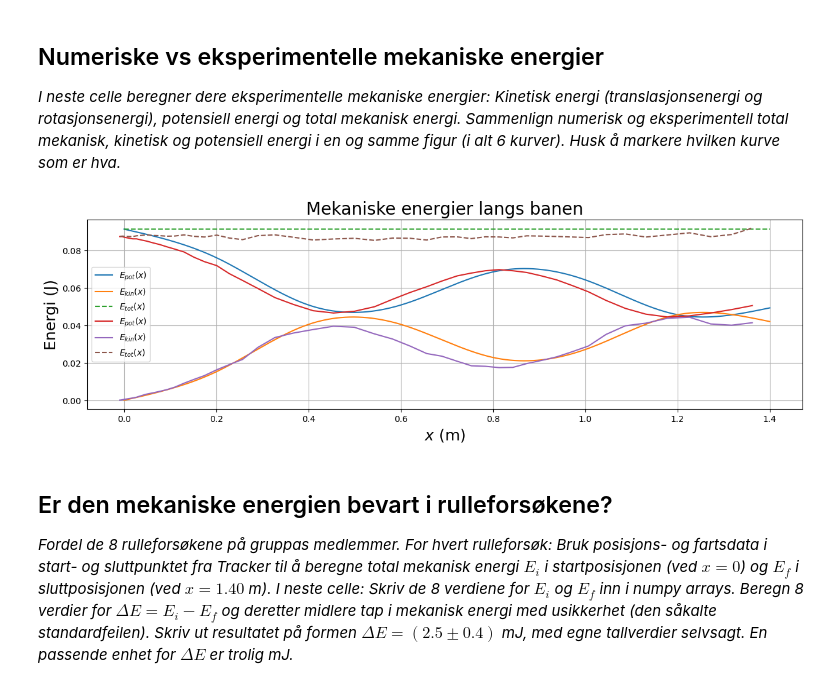
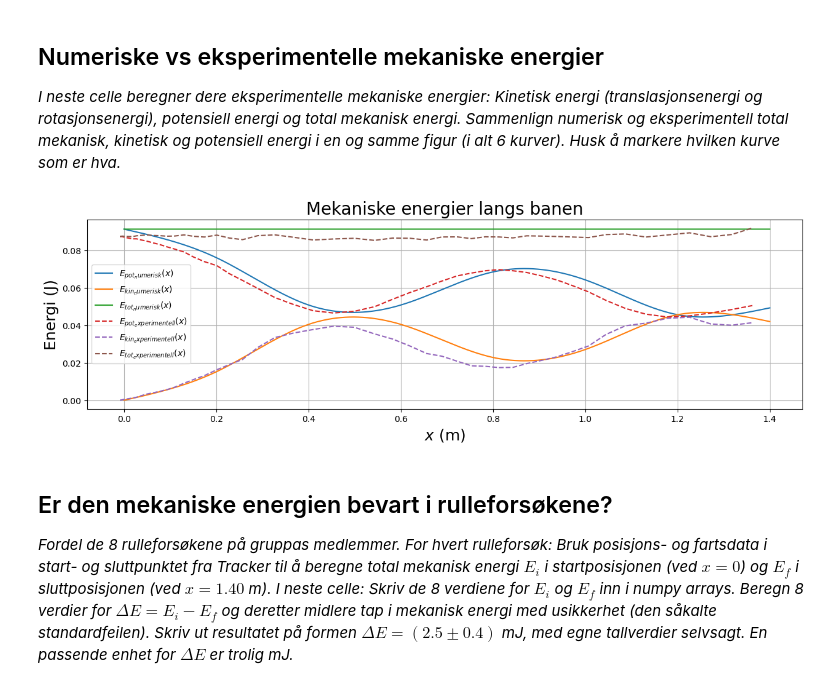
Before and after one commit to antonkarlmartensson-pixel/Fysikk_lab_213_1, a Jupyter notebook: notebook_mal_H25/notebook_mal_H25.ipynb, the cells around one changed output. Drawn from its saved outputs; the diff is of its cells as text; code cells hidden in the pictures.

Commit message:
Add files via upload
Named the plots for energy more intuitively

```diff
--- a/notebook_mal_H25/notebook_mal_H25.ipynb
+++ b/notebook_mal_H25/notebook_mal_H25.ipynb
@@ -394,31 +394,31 @@ plt.show()
 # %%
 #Beregning av eksperimentell Etrans_exp, Erot_exp, Ekin_exp, Epot_exp, Etot_exp
 #Utregninger
 Etrans_exp = 0.5*M*v_exp**2
 Erot_exp = 0.5*c*M*v_exp**2
 
 #Hva som skal modeleres
 Epot_exp = M*g*y_exp
 Ekin_exp = Etrans_exp + Erot_exp
 Etot_exp = Epot_exp + Ekin_exp
 
 #Figurer som sammenligner numerisk og eksperimentell kinetisk, potensiell og total mekanisk energi
 # Energier
 plt.figure(figsize=(15,4))
-plt.plot(x, Epot, label='$E_{pot}(x)$')
-plt.plot(x, Ekin, label='$E_{kin}(x)$')
-plt.plot(x, Etot, label='$E_{tot}(x)$', linestyle='--')
-plt.plot(x_exp, Epot_exp, label='$E_{pot}(x)$')
-plt.plot(x_exp, Ekin_exp, label='$E_{kin}(x)$')
-plt.plot(x_exp, Etot_exp, label='$E_{tot}(x)$', linestyle='--')
+plt.plot(x, Epot, label='$E_{pot_numerisk}(x)$')
+plt.plot(x, Ekin, label='$E_{kin_numerisk}(x)$')
+plt.plot(x, Etot, label='$E_{tot_numerisk}(x)$')
+plt.plot(x_exp, Epot_exp, label='$E_{pot_experimentell}(x)$', linestyle='--')
+plt.plot(x_exp, Ekin_exp, label='$E_{kin_experimentell}(x)$', linestyle='--')
+plt.plot(x_exp, Etot_exp, label='$E_{tot_experimentell}(x)$', linestyle='--')
 plt.title('Mekaniske energier langs banen', fontsize=20)
 plt.xlabel('$x$ (m)', fontsize=18)
 plt.ylabel('Energi (J)', fontsize=18)
 plt.legend()
 plt.grid()
 plt.show()
 # %% [output]
-[figure, old version]
+[figure, new version]
 # %% [markdown]
 ## Er den mekaniske energien bevart i rulleforsøkene?
 *Fordel de 8 rulleforsøkene på gruppas medlemmer. For hvert rulleforsøk: Bruk posisjons- og fartsdata i start- og sluttpunktet fra Tracker til å beregne total mekanisk energi $E_i$ i startposisjonen (ved $x=0$) og $E_f$ i sluttposisjonen (ved $x=1.40$ m). I neste celle: Skriv de 8 verdiene for $E_i$ og $E_f$ inn i numpy arrays. Beregn 8 verdier for $\Delta E = E_i-E_f$ og deretter midlere tap i mekanisk energi med usikkerhet (den såkalte standardfeilen). Skriv ut resultatet på formen $\Delta E = (2.5 \pm 0.4)$ mJ, med egne tallverdier selvsagt. En passende enhet for $\Delta E$ er trolig mJ.*
```
